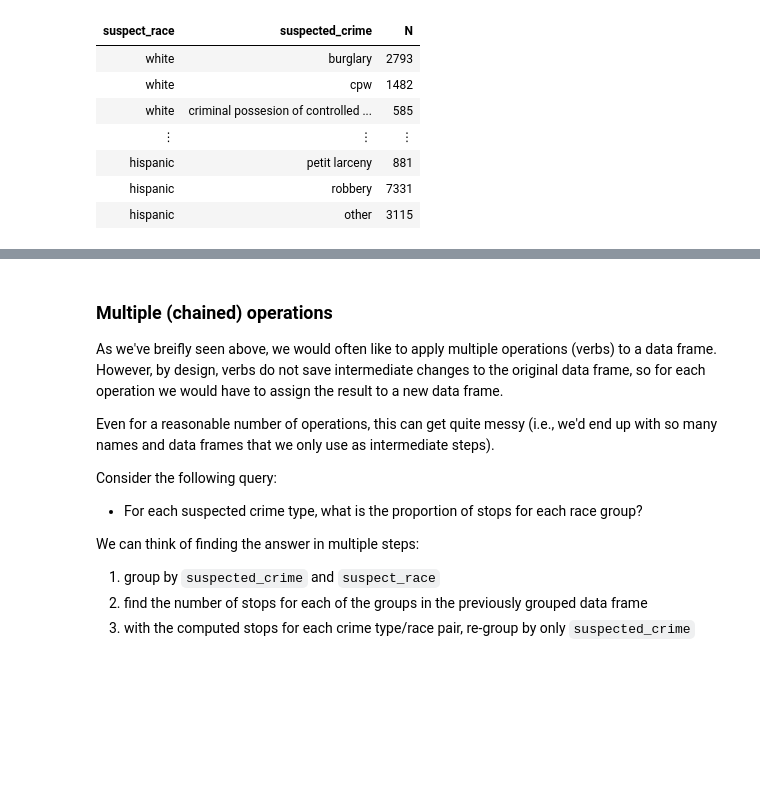
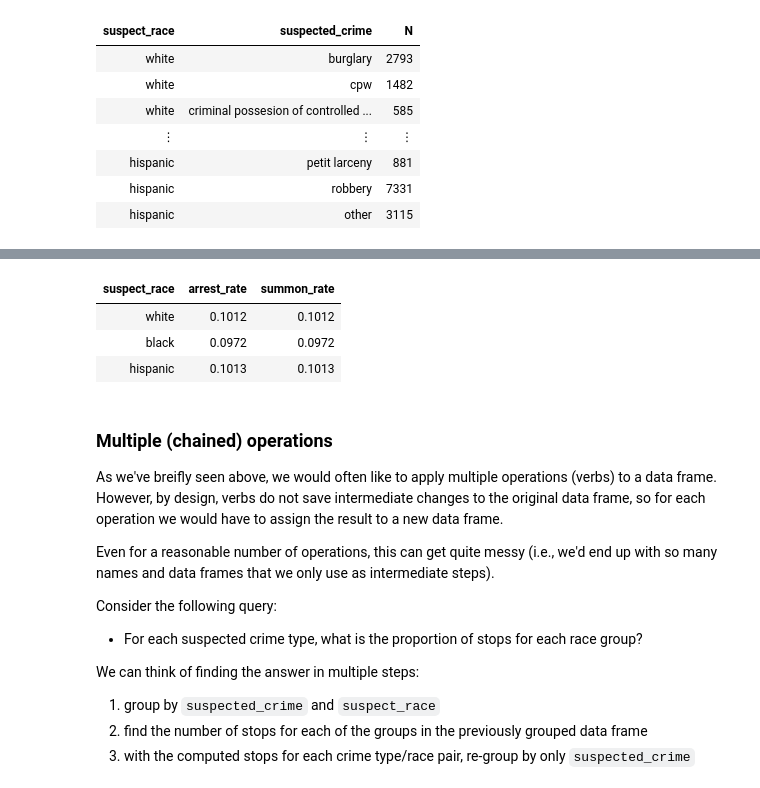
Before and after one commit to stanford-policylab/law-order-algo, a Jupyter notebook: notebooks/week-1-dplyr-answers.ipynb, the cells around one changed output, grey strips where cells are left out. Cells and saved outputs as stored; diff of their text form; code cells hidden in the pictures; blank space fills up the shorter version.

```diff
--- a/notebooks/week-1-dplyr-answers.ipynb
+++ b/notebooks/week-1-dplyr-answers.ipynb
@@ -736,9 +736,17 @@ TBD
 # %%
 # WRITE CODE HERE
 # START solution
-# 1.
-
+race_group <- group_by(stop_df, suspect_race)
+summarize(race_group,
+          arrest_rate = mean(arrested),
+          summon_rate = mean(arrested)
+         )
 # END solution
+# %% [output]
+| suspect_race | arrest_rate | summon_rate |
+| white | 0.1012 | 0.1012 |
+| black | 0.0972 | 0.0972 |
+| hispanic | 0.1013 | 0.1013 |
 # %% [markdown]
 ### Multiple (chained) operations
 
```
Also changed, not shown: parts of 6 cells of this notebook.
